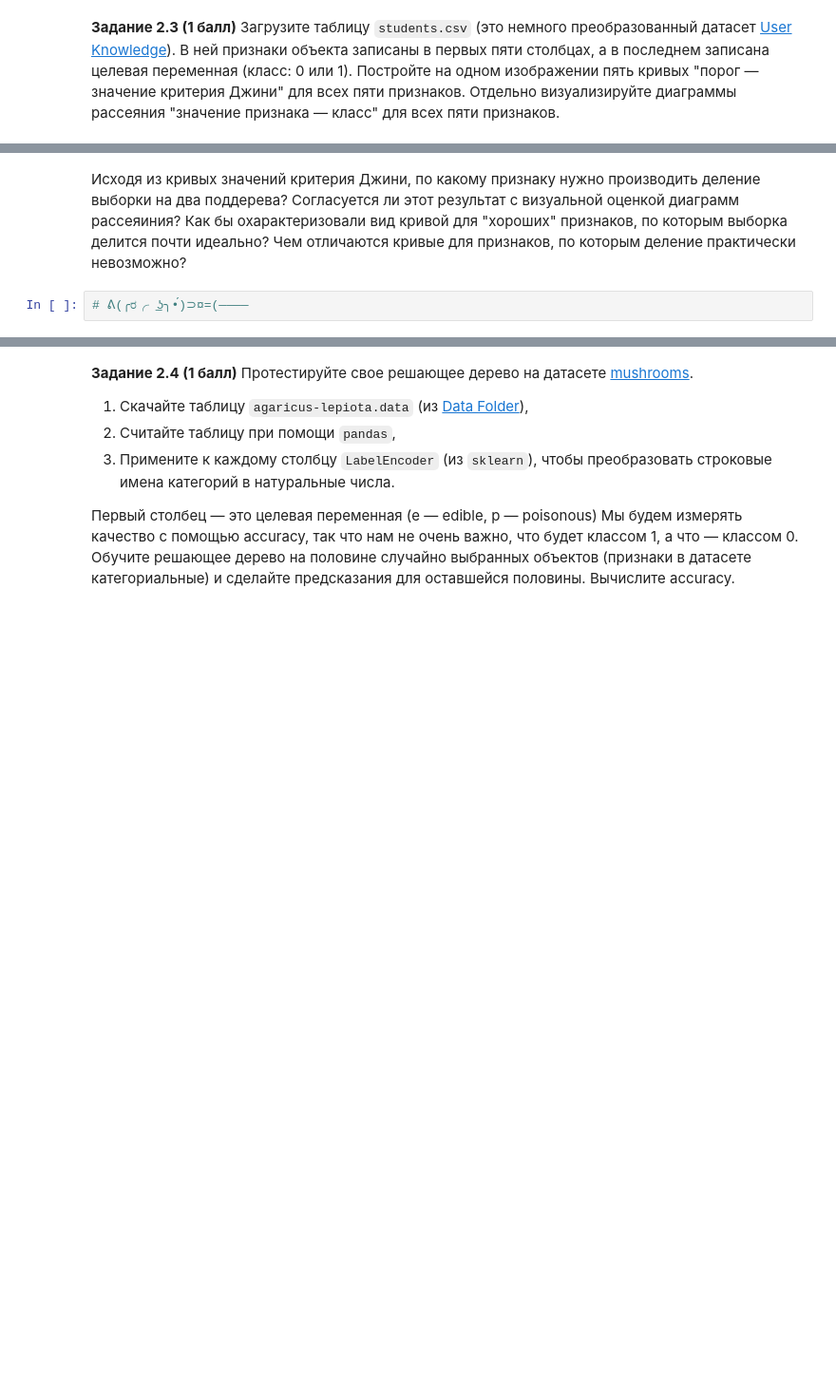
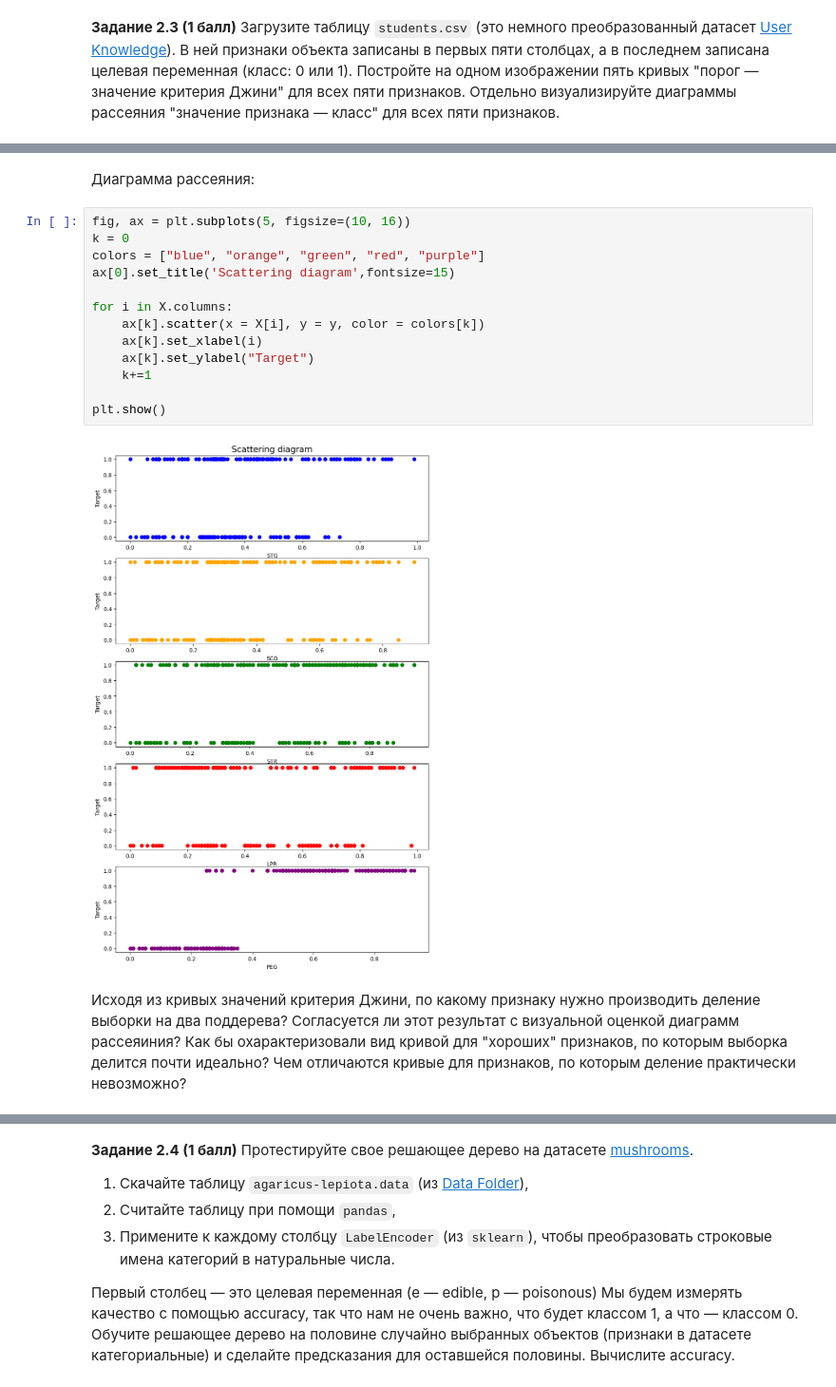
Before and after one commit to LostImagin4tion/iad-intro-ds, a Jupyter notebook: 2023/homeworks/hw07-trees/hw07-trees-rf.ipynb, the cells around one changed output, grey strips where cells are left out. Shown at 95% size. Drawn from its saved outputs; the diff is of its cells as text; blank space fills up the shorter version.

```diff
--- a/2023/homeworks/hw07-trees/hw07-trees-rf.ipynb
+++ b/2023/homeworks/hw07-trees/hw07-trees-rf.ipynb
@@ -442,4 +448,19 @@ class DecisionTree:
+# %% [markdown]
+Диаграмма рассеяния:
+# %%
+fig, ax = plt.subplots(5, figsize=(10, 16))
+k = 0
+colors = ["blue", "orange", "green", "red", "purple"]
+ax[0].set_title('Scattering diagram',fontsize=15)
+
+for i in X.columns:
+    ax[k].scatter(x = X[i], y = y, color = colors[k])
+    ax[k].set_xlabel(i)
+    ax[k].set_ylabel("Target")
+    k+=1
+
+plt.show()
+# %% [output]
+[figure, added]
 # %% [markdown]
 Исходя из кривых значений критерия Джини, по какому признаку нужно производить деление выборки на два поддерева? Согласуется ли этот результат с визуальной оценкой диаграмм рассеяиния? Как бы охарактеризовали вид кривой для "хороших" признаков, по которым выборка делится почти идеально? Чем отличаются кривые для признаков, по которым деление практически невозможно?
-# %%
-# ᕕ(╭ರ╭ ͟ʖ╮•́)⊃¤=(————
```
Also changed, not shown: parts of 30 cells of this notebook, 1 other file.
